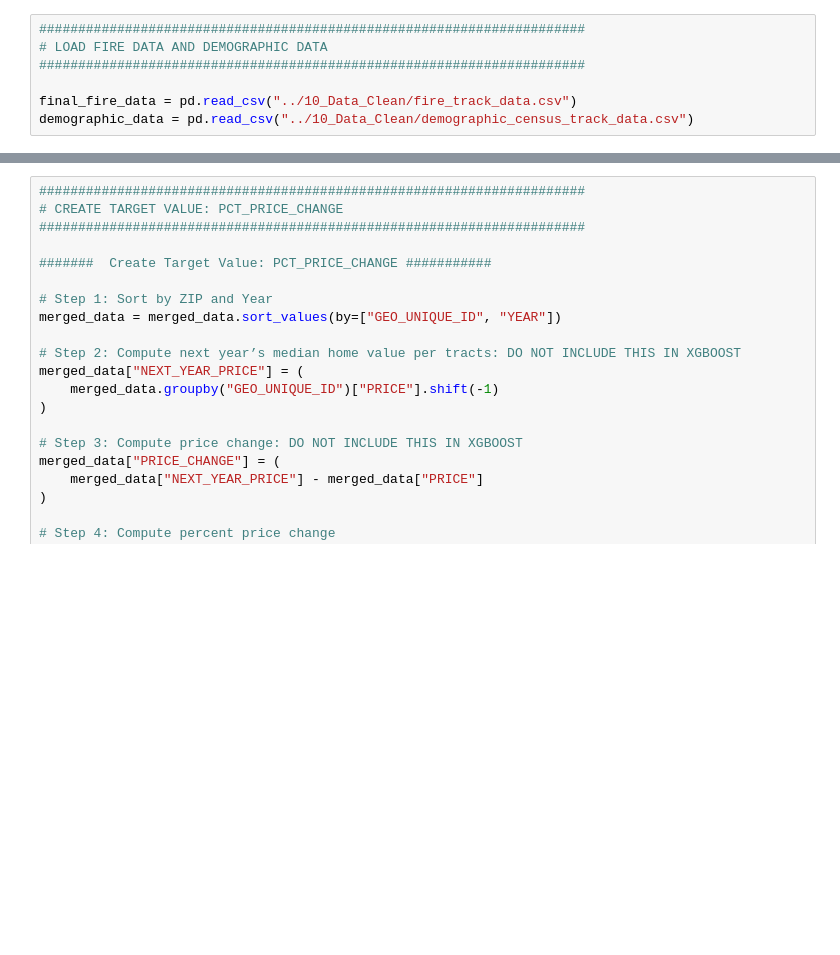
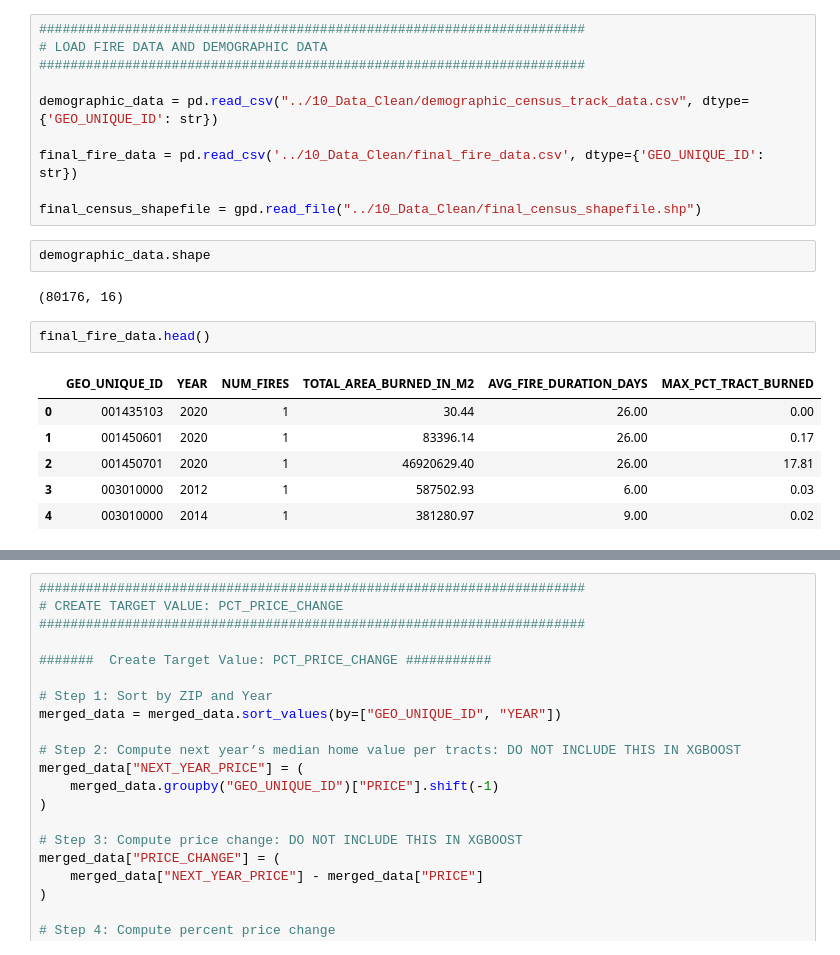
Before and after one commit to CynthiaShiyue/IDS705_MachineLearning_Project, a Jupyter notebook: 10_Data_Clean/60_Final_Model_Data.ipynb, the cells around one changed output, grey strips where cells are left out. Cells and saved outputs as stored; diff of their text form; blank space fills up the shorter version.

```diff
--- a/10_Data_Clean/60_Final_Model_Data.ipynb
+++ b/10_Data_Clean/60_Final_Model_Data.ipynb
@@ -10,5 +22,21 @@ import matplotlib.pyplot as plt
 # LOAD FIRE DATA AND DEMOGRAPHIC DATA
 ######################################################################
 
-final_fire_data = pd.read_csv("../10_Data_Clean/fire_track_data.csv")
-demographic_data = pd.read_csv("../10_Data_Clean/demographic_census_track_data.csv")
+demographic_data = pd.read_csv("../10_Data_Clean/demographic_census_track_data.csv", dtype={'GEO_UNIQUE_ID': str})
+
+final_fire_data = pd.read_csv('../10_Data_Clean/final_fire_data.csv', dtype={'GEO_UNIQUE_ID': str})
+
+final_census_shapefile = gpd.read_file("../10_Data_Clean/final_census_shapefile.shp")
+# %%
+demographic_data.shape
+# %% [output]
+(80176, 16)
+# %%
+final_fire_data.head()
+# %% [output]
+|  | GEO_UNIQUE_ID | YEAR | NUM_FIRES | TOTAL_AREA_BURNED_IN_M2 | AVG_FIRE_DURATION_DAYS | MAX_PCT_TRACT_BURNED |
+| 0 | 001435103 | 2020 | 1 | 30.44 | 26.00 | 0.00 |
+| 1 | 001450601 | 2020 | 1 | 83396.14 | 26.00 | 0.17 |
+| 2 | 001450701 | 2020 | 1 | 46920629.40 | 26.00 | 17.81 |
+| 3 | 003010000 | 2012 | 1 | 587502.93 | 6.00 | 0.03 |
+| 4 | 003010000 | 2014 | 1 | 381280.97 | 9.00 | 0.02 |
```
Also changed, not shown: parts of 19 cells of this notebook, 16 other files.
